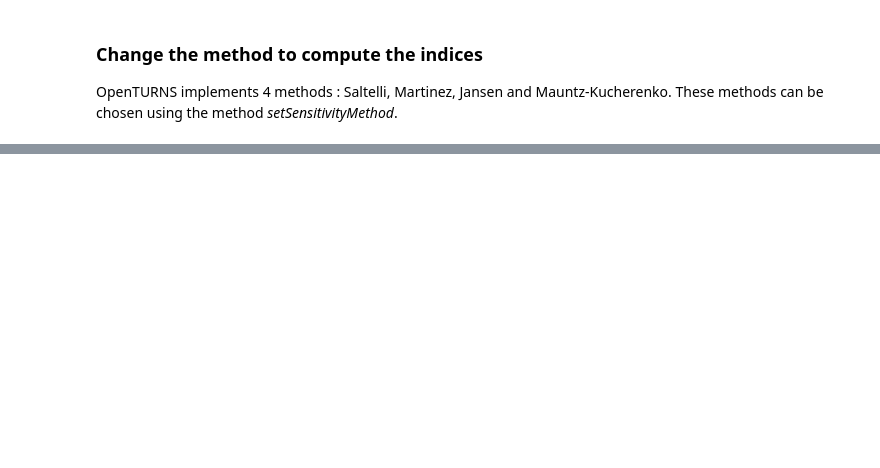
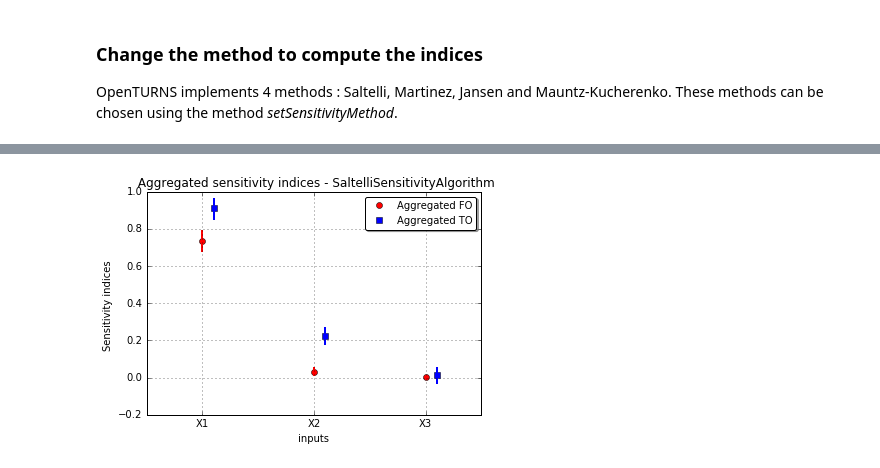
Before and after one commit to openturns/otpod, a Jupyter notebook: doc/source/examples/SobolIndices.ipynb, the cells around one changed output, grey strips where cells are left out. Drawn from its saved outputs; the diff is of its cells as text; code cells hidden in the pictures; blank space fills up the shorter version.

```diff
--- a/doc/source/examples/SobolIndices.ipynb
+++ b/doc/source/examples/SobolIndices.ipynb
@@ -184,0 +212,6 @@ Aggregated total order: [0.916833,0.211141,0.003963]
+# %%
+# number of simulations
+N = 1000
+sobol2 = otpod.SobolIndices(chaosPOD, N)
+#sobol2.setSimulationSize(500)
+%time sobol2.run()
@@ -184,0 +247,5 @@ Aggregated total order: [0.916833,0.211141,0.003963]
+# %%
+fig, ax = sobol2.drawIndices()
+fig.show()
+# %% [output]
+[figure, added]
```
Also changed, not shown: parts of 20 cells of this notebook, 3 other files.
